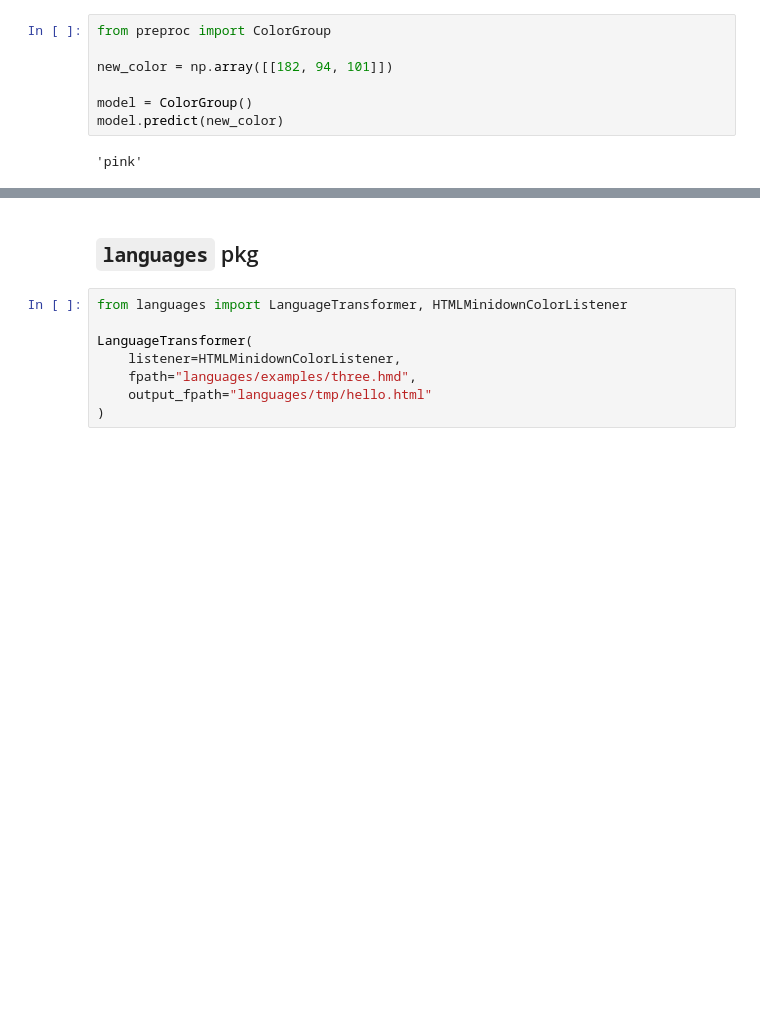
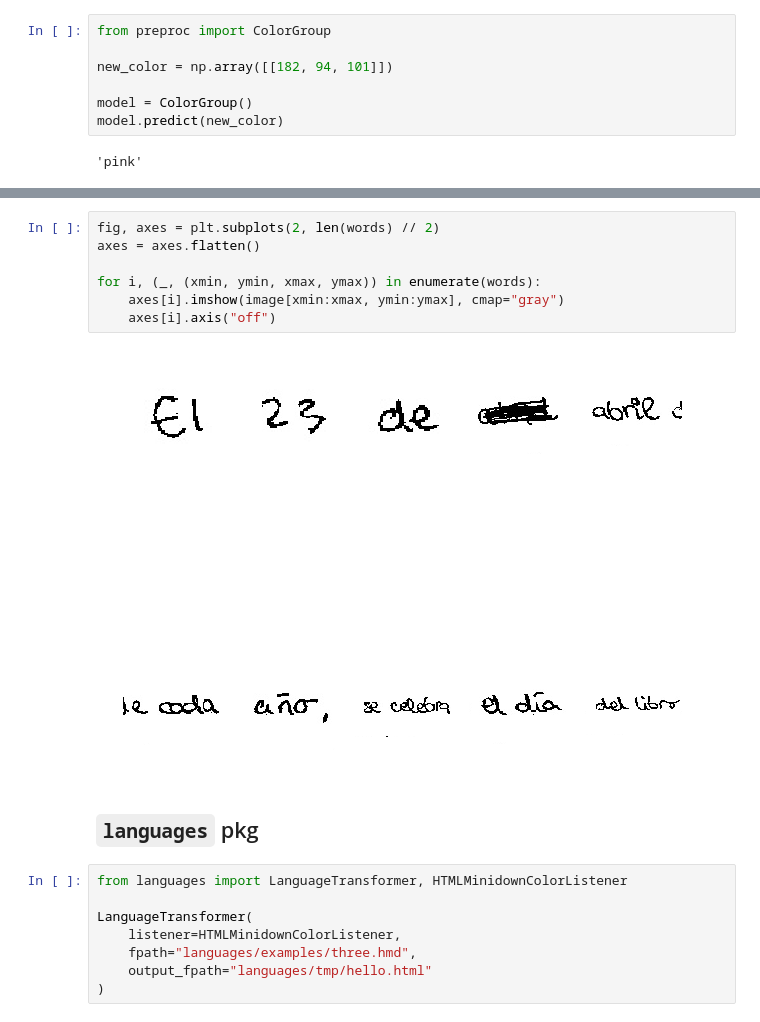
Before and after one commit to espetro/text-processing-old, a Jupyter notebook: testing.ipynb, the cells around one changed output, grey strips where cells are left out. Drawn from its saved outputs; the diff is of its cells as text; blank space fills up the shorter version.

```diff
--- a/testing.ipynb
+++ b/testing.ipynb
@@ -177,3 +235,12 @@ model.predict(new_color)
+# %%
+fig, axes = plt.subplots(2, len(words) // 2)
+axes = axes.flatten()
+
+for i, (_, (xmin, ymin, xmax, ymax)) in enumerate(words):
+    axes[i].imshow(image[xmin:xmax, ymin:ymax], cmap="gray")
+    axes[i].axis("off")
+# %% [output]
+[figure, added]
 # %% [markdown]
 ## `languages` pkg
 # %%
```
Also changed, not shown: parts of 14 cells of this notebook, 21 other files.
